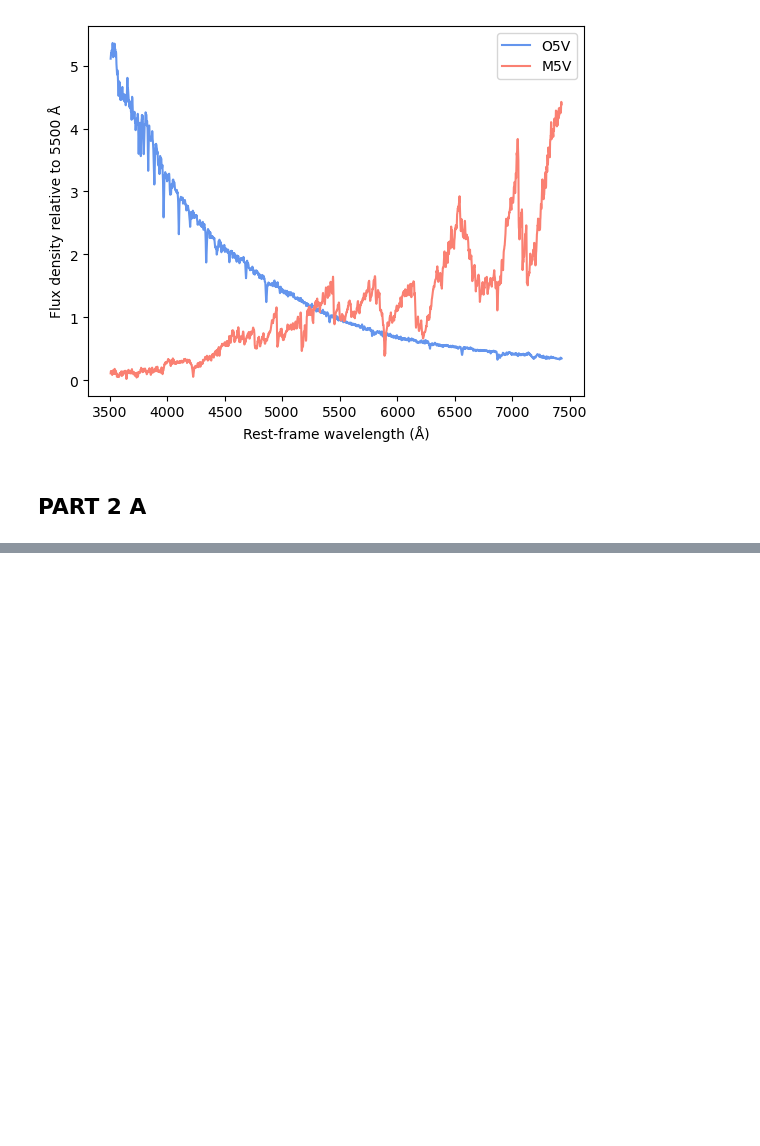
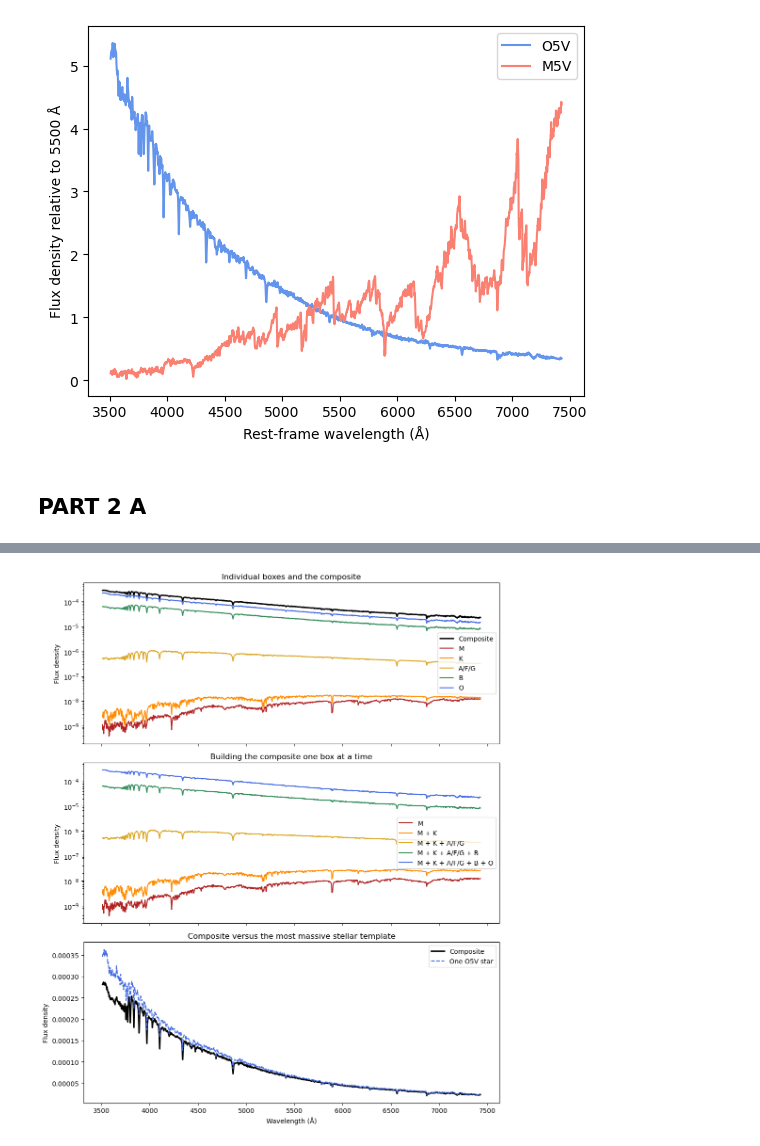
Before and after one commit to StineKofoedSkov/Computer_project_2-Extragalactic_Astrophysics, a Jupyter notebook: Stine.ipynb, the cells around one changed output, grey strips where cells are left out. Cells and saved outputs as stored; diff of their text form; code cells hidden in the pictures; blank space fills up the shorter version.

```diff
--- a/Stine.ipynb
+++ b/Stine.ipynb
@@ -98,19 +74,0 @@ composite = boxes.sum(axis=1).rename("Composite")
-# %%
-xlabel = "Rest-frame wavelength (Å)"
-ylabel = "Flux density (erg s⁻¹ cm⁻² Å⁻¹)"
-colors = ["firebrick", "darkorange", "goldenrod", "seagreen", "purple"]
-
-# Show what each group contributes to the full spectrum.
-ax = boxes.plot(color = colors, linestyle = "--", title = "Individual groups and the full composite", xlabel = xlabel, ylabel = ylabel)
-composite.plot(ax = ax, color = "cornflowerblue", linewidth = 2)
-ax.legend()
-
-# Add the groups in order from least to most massive.
-cumulative = boxes.cumsum(axis = "columns")
-cumulative.columns = ["M", "M + K", "Through A/F/G", "Through B", "Through O"]
-cumulative.plot(color=colors[:4] + ["cornflowerblue"], title = "Building the composite", xlabel = xlabel, ylabel = ylabel)
-
-# Compare the full composite with the most massive template.
-ax = composite.plot(color = "cornflowerblue", title = "Composite compared with O5V", xlabel = xlabel, ylabel = ylabel,)
-spectra["O5V"].set_index("wavelength")["flux"].plot(ax = ax, color = "darkorange", linestyle = "--", label = "O5V")
-ax.legend()
@@ -120,0 +117,38 @@ ax.legend()
+# %%
+import matplotlib.pyplot as plt
+
+boxes = [("M", box1, "firebrick"), ("K", box2, "darkorange"), ("A/F/G", box3, "goldenrod"), ("B", box4, "seagreen"), ("O", box5, "royalblue")]
+
+fig, axes = plt.subplots(3, 1, figsize=(10, 12), sharex=True)
+
+# 1 Compare each box contribution with the full composite
+composite.plot(ax=axes[0], color="black", linewidth=2, label="Composite")
+for name, spectrum, color in boxes:
+    spectrum.plot(ax=axes[0], color=color, label=name)
+axes[0].set_title("Individual boxes and the composite")
+
+# Adding boxes from least to most massive - keeping a running sum
+running_sum = pd.Series(0.0, index=composite.index)
+included = []
+for name, spectrum, color in boxes:
+    running_sum = running_sum + spectrum.reindex(composite.index)
+    included.append(name)
+    running_sum.plot(ax=axes[1], color=color, label=" + ".join(included))
+axes[1].set_title("Building the composite one box at a time")
+
+# Compare the composite with 1 O5V star.
+o5_spectrum = make_box({"O5V": 1}).reindex(composite.index)
+composite.plot(ax=axes[2], color="black", linewidth=2, label="Composite")
+o5_spectrum.plot(ax=axes[2], color="royalblue", linestyle="--", label="One O5V star")
+axes[2].set_title("Composite versus the most massive stellar template")
+
+for ax in axes:
+    ax.set_ylabel("Flux density")
+    ax.legend()
+
+axes[-1].set_xlabel("Wavelength (Å)")
+axes[0].set_yscale("log")
+axes[1].set_yscale("log")
+fig.tight_layout()
+# %% [output]
+[figure, added]
```
Also changed, not shown: parts of 15 cells of this notebook, 1 other file.
